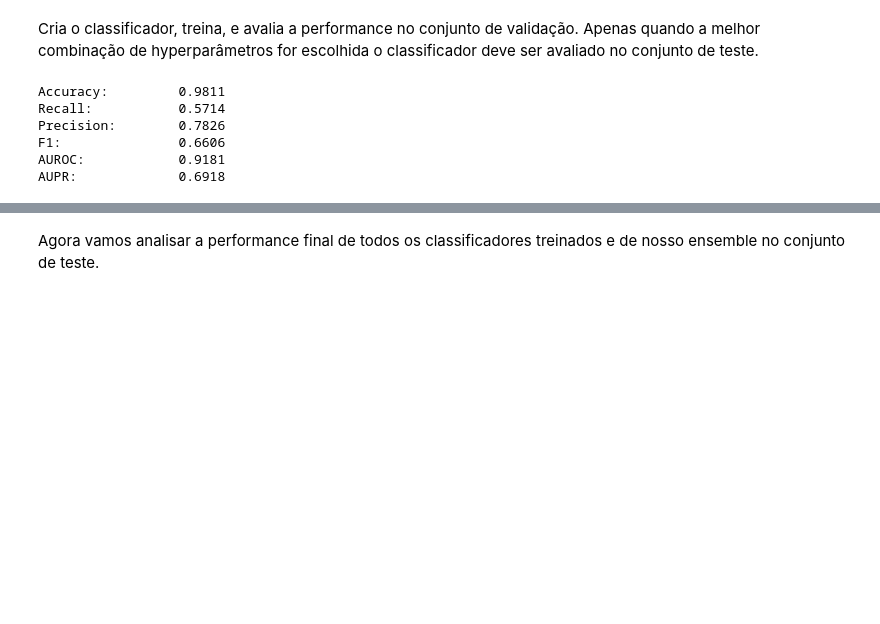
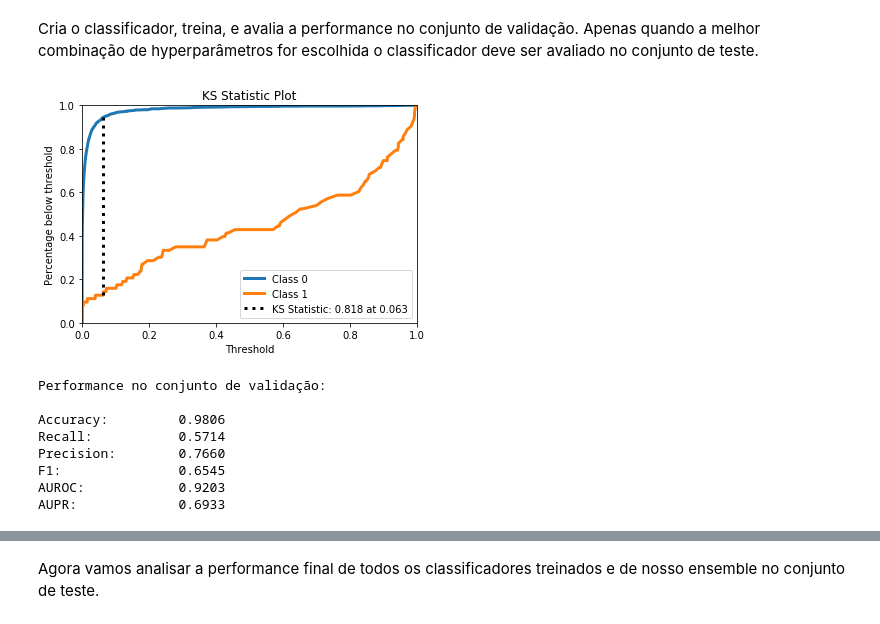
Before and after one commit to RomeroBarata/IF702-redes-neurais, a Jupyter notebook: main.ipynb, the cells around one changed output, grey strips where cells are left out. Cells and saved outputs as stored; diff of their text form; code cells hidden in the pictures; blank space fills up the shorter version.

```diff
--- a/main.ipynb
+++ b/main.ipynb
@@ -268,20 +276,23 @@ Cria o classificador, treina, e avalia a performance no conjunto de validação.
 # %%
 mlp_clf = KerasClassifier(build_fn=create_sklearn_compatible_model,
                           batch_size=64, epochs=100,
                           verbose=0)
 mlp_clf.fit(X_train, y_train)
 mlp_pred_class = mlp_clf.predict(X_val)
-mlp_pred_scores = mlp_clf.predict_proba(X_val)[:, 1]
+mlp_pred_scores = mlp_clf.predict_proba(X_val)
 accuracy, recall, precision, f1, auroc, aupr = compute_performance_metrics(y_val, mlp_pred_class, mlp_pred_scores)
 print('Performance no conjunto de validação:')
 print_metrics_summary(accuracy, recall, precision, f1, auroc, aupr)
 # %% [output]
+[figure, added]
-Accuracy:         0.9811
+Performance no conjunto de validação:
+
+Accuracy:         0.9806
 Recall:           0.5714
-Precision:        0.7826
-F1:               0.6606
-AUROC:            0.9181
-AUPR:             0.6918
+Precision:        0.7660
+F1:               0.6545
+AUROC:            0.9203
+AUPR:             0.6933
 # %%
 svc_clf = SVC(probability=True)  # Modifique aqui os hyperparâmetros
 svc_clf.fit(X_train, y_train)
```
Also changed, not shown: parts of 11 cells of this notebook.
